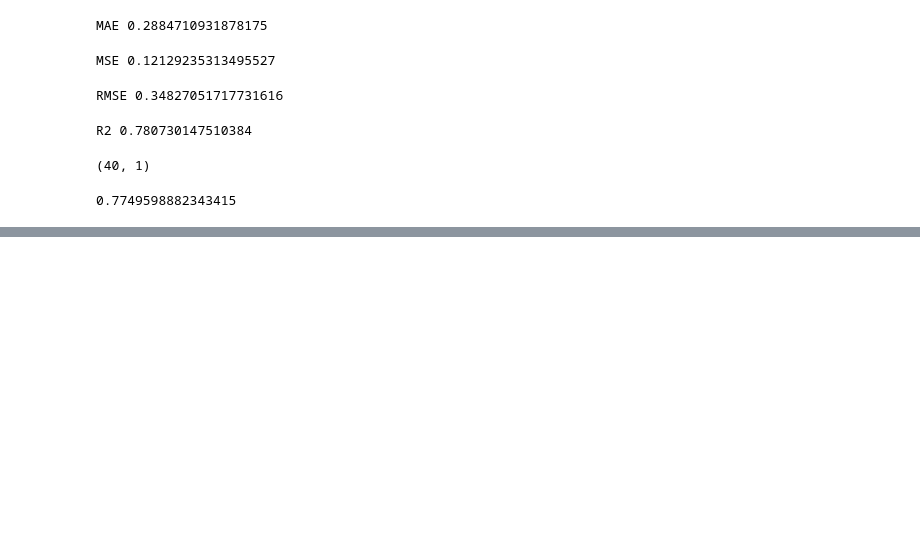
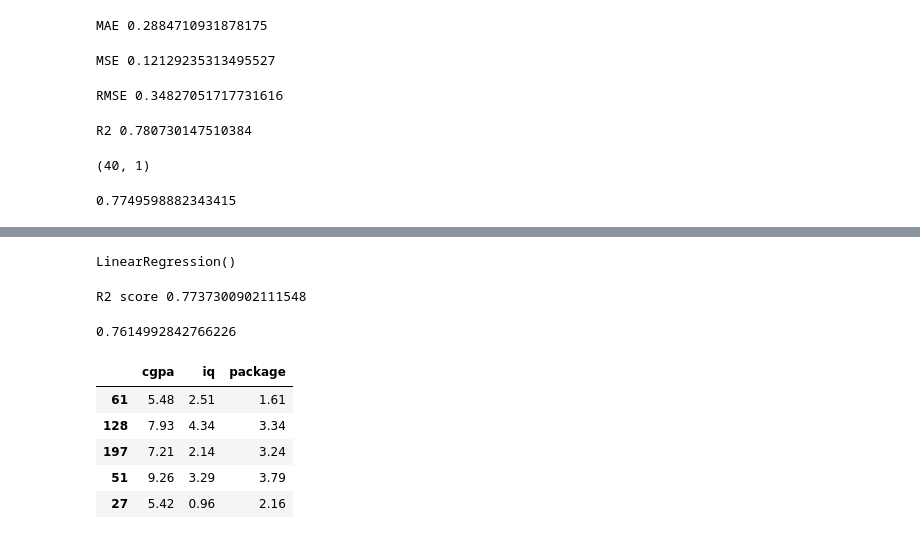
Before and after one commit to najnin26/Machine-Learning, a Jupyter notebook: Linear Regression/regression-metrics.ipynb, the cells around one changed output, grey strips where cells are left out. Saved outputs shown, nothing was run; the diff lists cells and outputs as text; code cells hidden in the pictures; blank space fills up the shorter version.

Commit message:
Kaggle Notebook | Regression Metrics

```diff
--- a/Linear Regression/regression-metrics.ipynb
+++ b/Linear Regression/regression-metrics.ipynb
@@ -143,0 +148,4 @@ y = new_df1.iloc[:,-1]
+# %%
+lr.fit(X_train,y_train)
+# %% [output]
+LinearRegression()
@@ -143,0 +154,9 @@ y = new_df1.iloc[:,-1]
+# %%
+r2=r2_score(y_test,y_pred)
+print("R2 score",r2)
+# %% [output]
+R2 score 0.7737300902111548
+# %%
+1 - ((1-r2)*(40-1)/(40-1-2))
+# %% [output]
+0.7614992842766226
@@ -143,0 +169,9 @@ y = new_df1.iloc[:,-1]
+# %%
+new_df2.sample(5)
+# %% [output]
+|  | cgpa | iq | package |
+| 61 | 5.48 | 2.51 | 1.61 |
+| 128 | 7.93 | 4.34 | 3.34 |
+| 197 | 7.21 | 2.14 | 3.24 |
+| 51 | 9.26 | 3.29 | 3.79 |
+| 27 | 5.42 | 0.96 | 2.16 |
```
Also changed, not shown: parts of 13 cells of this notebook.
